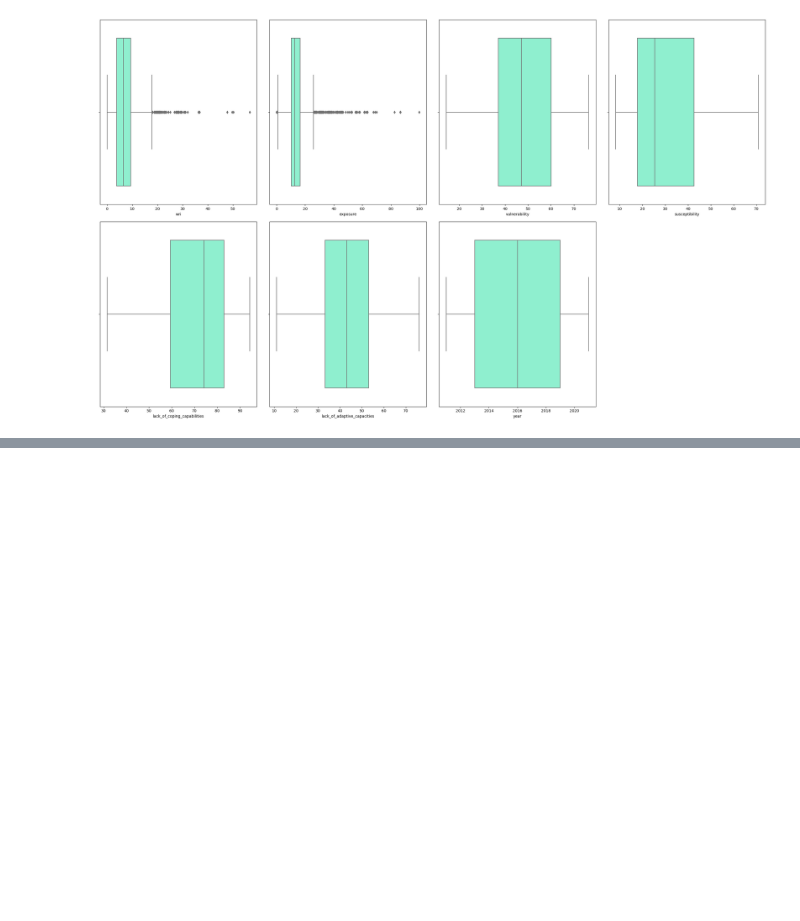
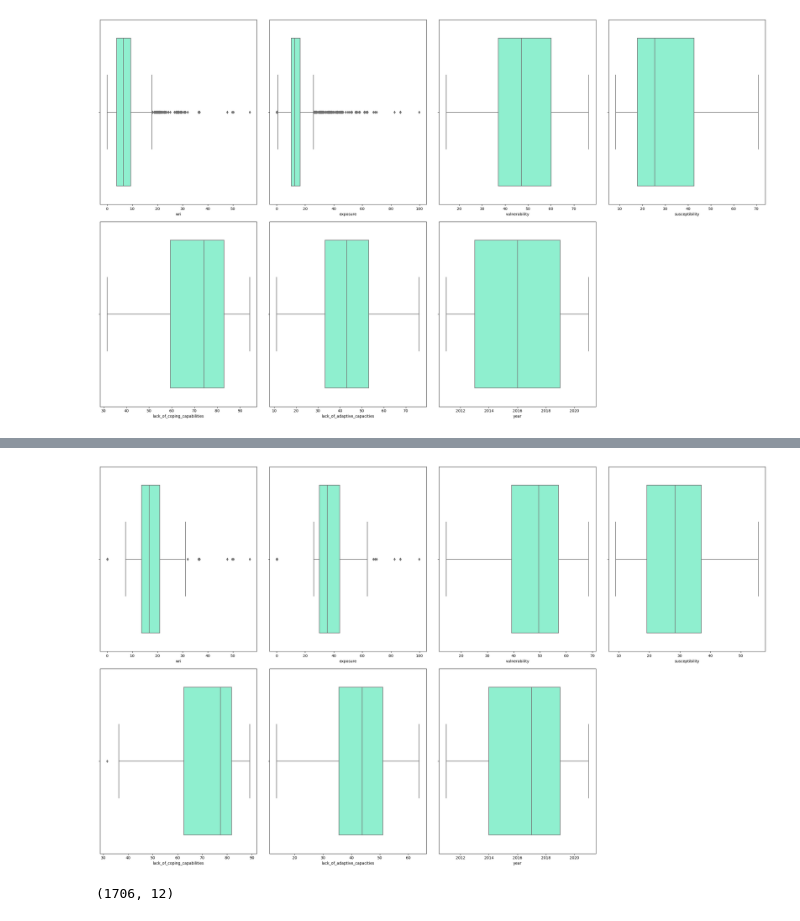
Before and after one commit to VannaLZ/Modulo_3_Sprint_1_VannaPaula, a Jupyter notebook: Regresion Lineal/Lecc1-Intro_ML.ipynb, the cells around one changed output, grey strips where cells are left out. Saved outputs shown, nothing was run; the diff lists cells and outputs as text; code cells hidden in the pictures; blank space fills up the shorter version.

```diff
--- a/Regresion Lineal/Lecc1-Intro_ML.ipynb
+++ b/Regresion Lineal/Lecc1-Intro_ML.ipynb
@@ -230,0 +225,4 @@ KeyboardInterrupt
+# %%
+indices = list(ind.values())[0]
+# %%
+df_outliers = df.iloc[indices, :]
@@ -230,0 +238,3 @@ KeyboardInterrupt
+# %%
+numericas_outliers = df_outliers.select_dtypes(include=['int64', 'float64'])
+numericas_outliers.head(2)
@@ -231 +245,15 @@ KeyboardInterrupt
+# %%
+fig, axes = plt.subplots(2, 4, figsize=(25,15))
+
+axes = axes.flat
+
+for indice, columna in enumerate(numericas_outliers.columns):
+    sns.boxplot(x = numericas_outliers[columna], data = df, ax=axes[indice], color = "aquamarine"); # para trazar una línea de densidad
+
+
+plt.tight_layout()
+fig.delaxes(axes[-1])
+plt.show()
+# %% [output]
+[figure, added]
 # %%
@@ -236,0 +263,4 @@ for k, v in ind.items():
+# %%
+df.shape
+# %% [output]
+(1706, 12)
```
Also changed, not shown: parts of 10 cells of this notebook, 3 other files.
